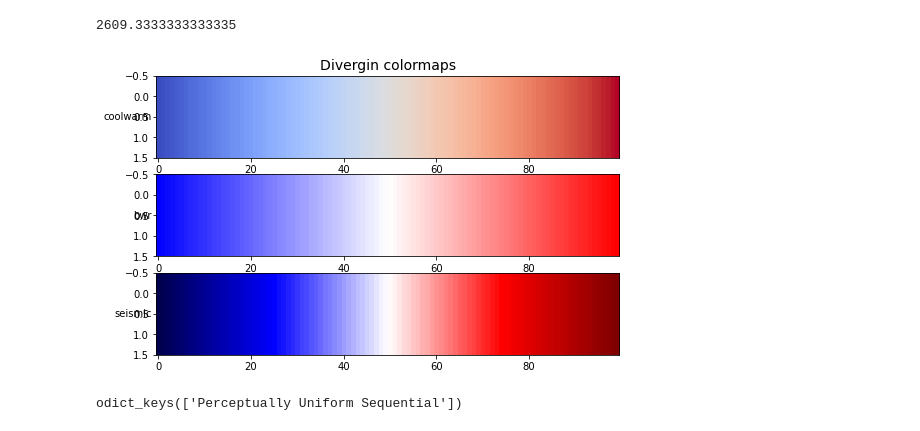
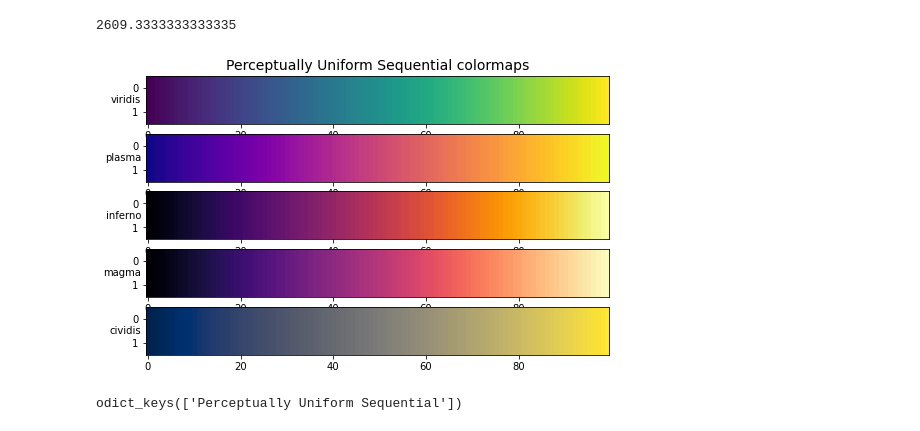
Before and after one commit to AlessandroLodi/DPhil-Thesis-Oxford, a Jupyter notebook: chapter_introduction/frequency_scatter.ipynb, the cells around one changed output. Saved outputs shown, nothing was run; the diff lists cells and outputs as text; code cells hidden in the pictures.

```diff
--- a/chapter_introduction/frequency_scatter.ipynb
+++ b/chapter_introduction/frequency_scatter.ipynb
@@ -119,40 +131,40 @@ statistics.mean(mobility)
 from collections import OrderedDict
 import numpy as np
 import matplotlib.pyplot as plt
 
 cmaps = OrderedDict() # the advantage of having an orderd dict is that later in the for loop I don't have single element list thr and index
-# cmaps['Perceptually Uniform Sequential'] = ['viridis', 'plasma', 'inferno', 'magma', 'cividis']
-cmaps['Divergin'] = ['coolwarm', 'bwr', 'seismic']
+cmaps['Perceptually Uniform Sequential'] = ['viridis', 'plasma', 'inferno', 'magma', 'cividis']
+# cmaps['Divergin'] = ['coolwarm', 'bwr', 'seismic']
 # cmaps['Sequential'] = ['OrRd', 'PuRd', 'RdPu', 'BuPu']
 
 def plot_save_gradients(cmap_category, cmap_list, number_points_colorscale:int=100):
     '''
     function adapted from the matplotlib website. Produces the colormap defined
     '''
 
     gradient = np.linspace(0,1,number_points_colorscale)
     gradient = np.vstack((gradient, gradient))
     nrows = len(cmap_list)
     golden_mean = (np.sqrt(5) - 1) / 2  # Aesthetic ratio
     fig_width_pt = 600 # Columnwidth
     inches_per_pt = 1 / 72.27  # Convert pt to inches
     fig_width = fig_width_pt * inches_per_pt
     fig_height = fig_width * golden_mean  # height in inches
     fig_size = [fig_width, fig_height]
     fig, axs = plt.subplots(nrows=nrows, figsize=fig_size)
     axs[0].set_title(cmap_category + ' colormaps', fontsize=14)
     for ax, name in zip(axs, cmap_list):
         ax.imshow(gradient, aspect='auto', cmap=plt.get_cmap(name))
         ax.text(-.01, .5, name, va='center', ha='right', fontsize=10, transform=ax.transAxes)
 
 for cmap_category, cmap_list in cmaps.items():
     plot_save_gradients(cmap_category, cmap_list)
-# plt.savefig('figures/uniform_and_sequential_colormap.png', dpi=300)
-# plt.savefig('figures/unform_and_sequential_colormap.pdf', dpi=300)
-plt.savefig('figures/coolwarm.png', dpi=300)
-plt.savefig('figures/coolwarm.pdf',  dpi=300)
+plt.savefig('figures/uniform_and_sequential_colormap.png', dpi=300)
+plt.savefig('figures/uniform_and_sequential_colormap.pdf', dpi=300)
+# plt.savefig('figures/coolwarm.png', dpi=300)
+# plt.savefig('figures/coolwarm.pdf',  dpi=300)
 # %% [output]
-[figure, old version]
+[figure, new version]
 # %%
 # %% [output]
 odict_keys(['Perceptually Uniform Sequential'])
```
Also changed, not shown: parts of 1 cell of this notebook, 30 other files.
